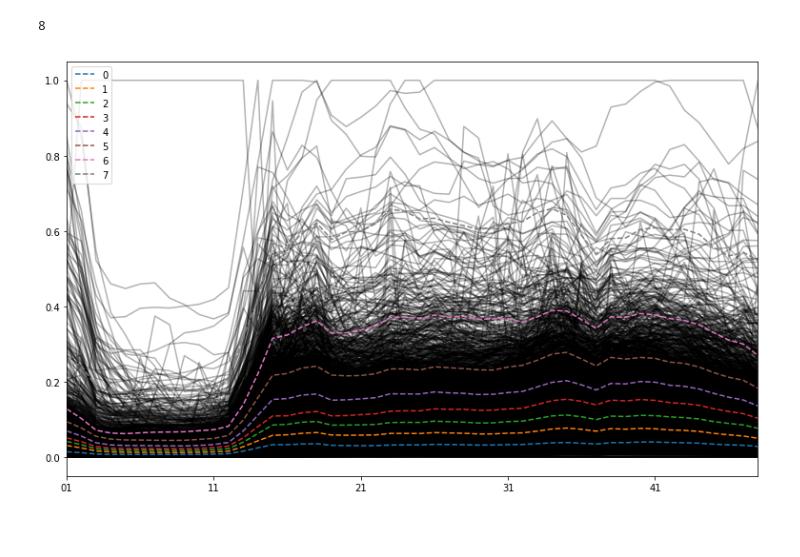
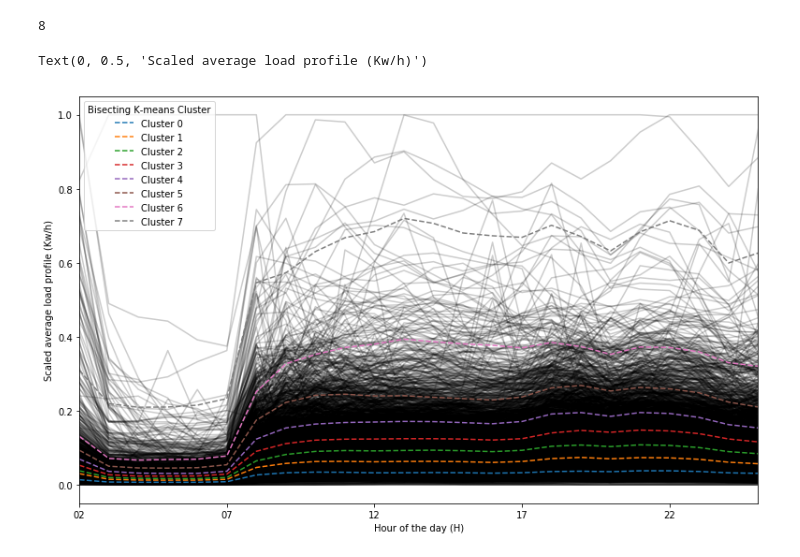
Before and after one commit to mishi-a/London_Smart_Meter_Load_Forecasting, a Jupyter notebook: Clustering_load_profile.ipynb, the cells around one changed output. Saved outputs shown, nothing was run; the diff lists cells and outputs as text; code cells hidden in the pictures; blank space fills up the shorter version.

```diff
--- a/Clustering_load_profile.ipynb
+++ b/Clustering_load_profile.ipynb
@@ -263,13 +280,20 @@ print(len(bkm_cluster_center))
 # %%
 for i in range(len(bkm_cluster_center)):
     bkm_cluster_center[i] = bkm_cluster_center[i].tolist()
+    bkm_cluster_center[i] = ["Cluster "+str(i)] + bkm_cluster_center[i]
 bkm_cluster_centroid_rdd = sc.parallelize(bkm_cluster_center)
 bkm_cluster_centroid_rdd = bkm_cluster_centroid_rdd.flatMap(lambda x: Row(x))
 # cluster_centroid_rdd.collect()
 bkm_df_cluster_center=sqlcontext.createDataFrame(bkm_cluster_centroid_rdd,new_Feature_cols)
-# %%
-ax = scaled_df.toPandas().T.plot(figsize=(13,8), legend=False, color='black',alpha=0.3)
-plot = bkm_df_cluster_center.toPandas().T.plot(ax=ax,alpha=1,style='--')
-# %% [output]
-[figure, removed]
+# %%
+bkm_df_cluster_center = bkm_df_cluster_center.withColumnRenamed("01","Bisecting K-means Cluster")
+# ax = avg_house_data.toPandas().set_index("LCLid").T.plot(figsize=(13,8), legend=False, color='black',alpha=0.3)
+ax = scaled_df.toPandas().T.plot(figsize=(13,8), legend=False, color='black',alpha=0.2)
+plot = bkm_df_cluster_center.toPandas().set_index("Bisecting K-means Cluster").T.plot(ax=ax,alpha=2,style='--')
+ax.set_xlabel("Hour of the day (H)")
+ax.set_ylabel("Scaled average load profile (Kw/h)")
+# ax.set_title("K-menas Clu")
+# %% [output]
+Text(0, 0.5, 'Scaled average load profile (Kw/h)')
+[figure, added]
 # %%
```
Also changed, not shown: parts of 13 cells of this notebook, 6 other files.
